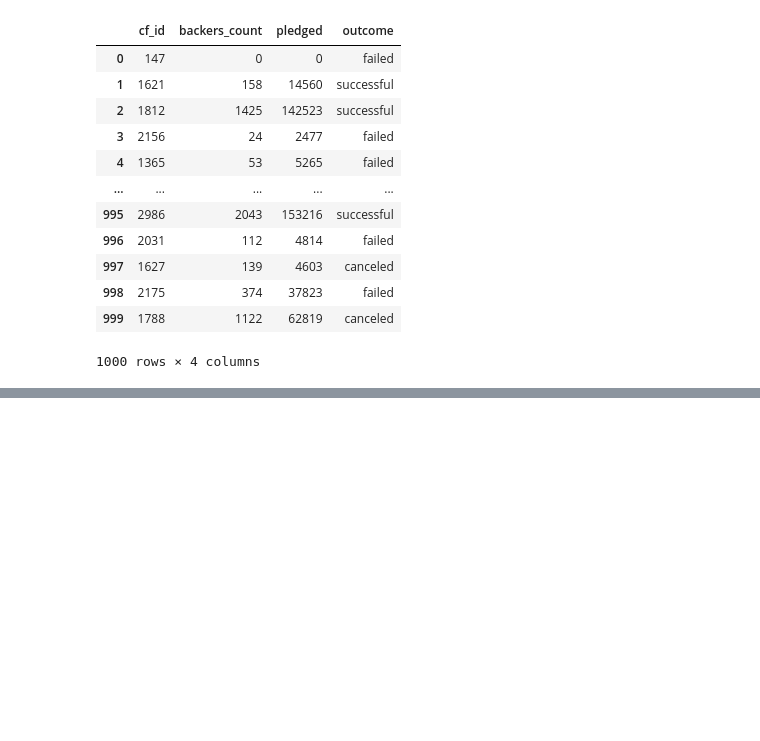
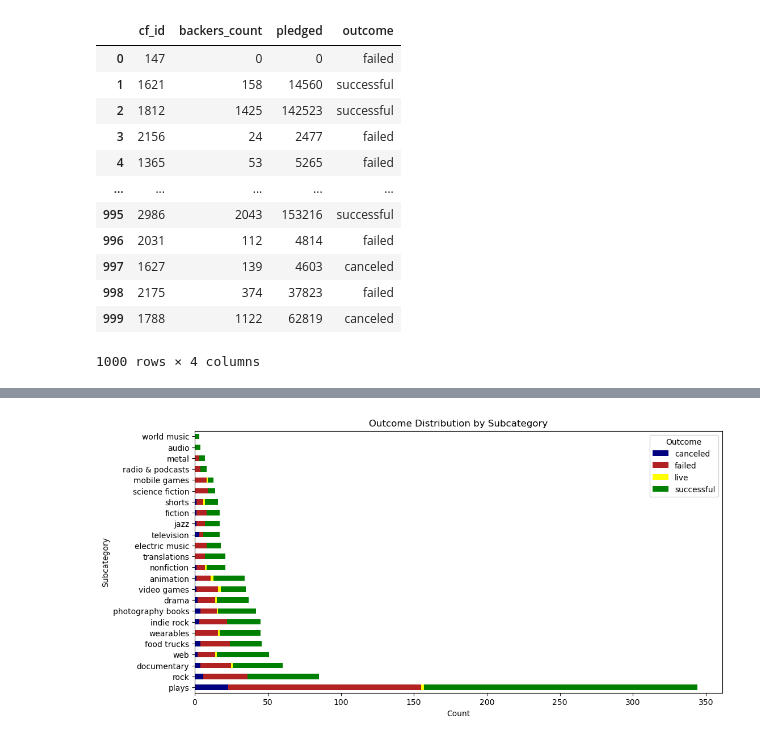
Before and after one commit to Stephenferrier/ETL_Mini_Project_22, a Jupyter notebook: Starter_Files/ETL_Query.ipynb, the cells around one changed output, grey strips where cells are left out. Saved outputs shown, nothing was run; the diff lists cells and outputs as text; code cells hidden in the pictures; blank space fills up the shorter version.

Commit message:
finsihed query notebook, updated read me file

```diff
--- a/Starter_Files/ETL_Query.ipynb
+++ b/Starter_Files/ETL_Query.ipynb
@@ -76,0 +112,14 @@ outcome_data
+# %%
+# Query for finding outcome of subcategory
+# Moddled after the above query
+query = '''
+SELECT c.outcome, s.subcategory
+FROM campaign c
+JOIN subcategory s ON c.subcategory_id = s.subcategory_id;
+'''
+
+# Execute and store
+subcat_df = pd.read_sql(query, engine)
+
+# Display
+subcat_df.head()
@@ -76,0 +133,24 @@ outcome_data
+# %%
+# Define custom colors for each outcome category
+outcome_colors = {'successful': 'green', 'failed': 'firebrick', 'canceled': 'navy', 'live': 'yellow'}
+
+# Group the data by subcategory and outcome counts
+grouped_data = subcat_df.groupby(['subcategory', 'outcome']).size().unstack()
+
+# Calculate outcomes
+grouped_data['total_count'] = grouped_data.sum(axis=1)
+
+# Organize chart
+grouped_data = grouped_data.sort_values(by='total_count', ascending=False)
+
+# Plot a stacked barh chart with custom colors
+grouped_data.drop('total_count', axis=1).plot(kind='barh', stacked=True, figsize=(12, 6), color=[outcome_colors.get(col, 'gray') for col in grouped_data.columns])
+plt.title('Outcome Distribution by Subcategory')
+plt.ylabel('Subcategory')
+plt.xlabel('Count')
+plt.legend(title='Outcome')
+
+# Print
+plt.show()
+# %% [output]
+[figure, added]
```
Also changed, not shown: parts of 16 cells of this notebook, 1 other file.
